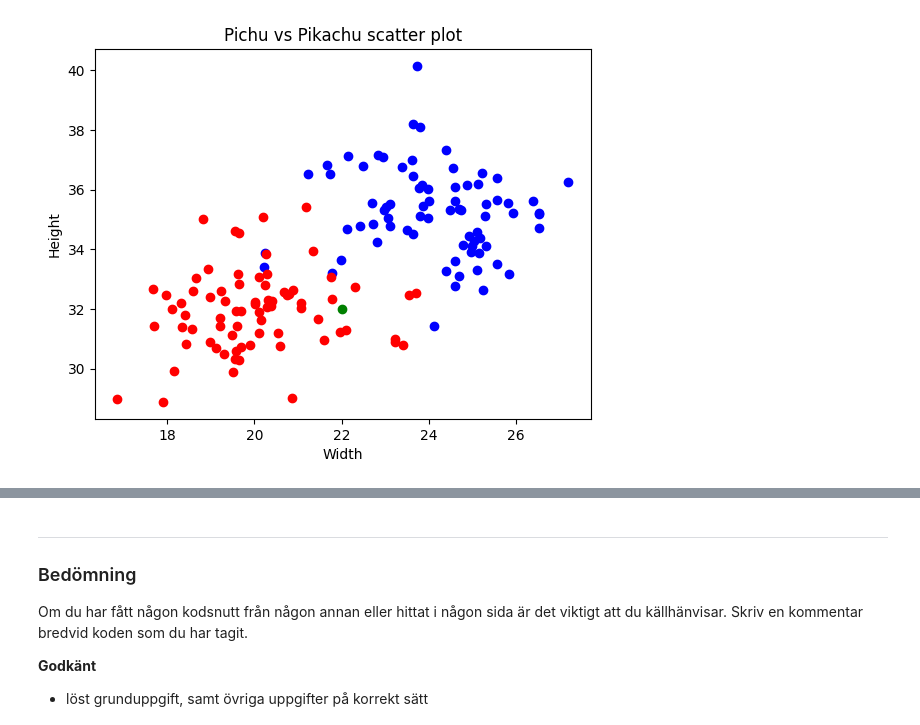
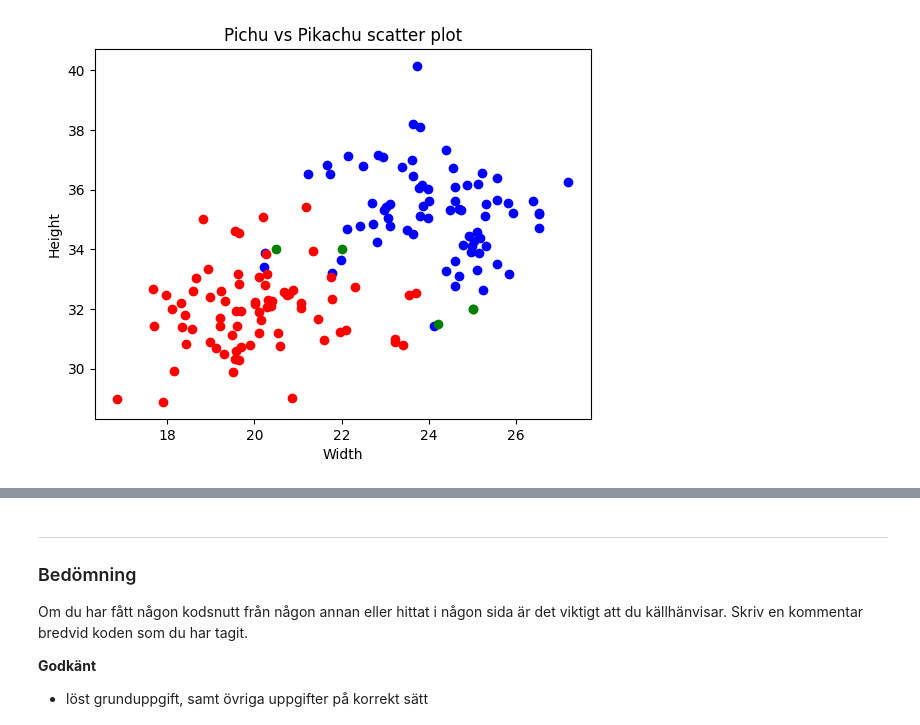
Before and after one commit to nabil0n/PythonAI23, a Jupyter notebook: Labs/labb2/labb2.ipynb, the cells around one changed output, grey strips where cells are left out. Saved outputs shown, nothing was run; the diff lists cells and outputs as text; code cells hidden in the pictures.

Commit message:
lab2 cleanup + tries at bonus assignment

```diff
--- a/Labs/labb2/labb2.ipynb
+++ b/Labs/labb2/labb2.ipynb
@@ -24,6 +24,7 @@ Gör dessa uppgifter när du klassificerat testdatan korrekt.
 # %%
 import matplotlib.pyplot as plt
 import numpy as np
+import random
 
 # 1. LÄS IN DATAN I LÄMPLIG DATASTRUKTUR
 
@@ -31,11 +32,11 @@ with open("datapoints.txt", "r") as file:
     datapoints = file.read()
 #print(content)
 
-removed_lines = datapoints.replace('\n', ', ')
-splitted = removed_lines.split(', ')
-all_samples = splitted[4:]
+removed_lines = datapoints.replace('\n', ', ')              # tar bort "\n" och ersätter med ","
+splitted = removed_lines.split(', ')                        # skapar en lista med brytpunkt ","
+all_samples = splitted[4:]                                  # tar bort titel
 
-while("") in all_samples:
+while("") in all_samples:                                   # tar bort tomma element i listan
     all_samples.remove("")
 
 pikachus = []
@@ -46,13 +47,13 @@ pikawidths = []
 pikaheights = []
 
 for index in range(0, len(all_samples)):
-    if index % 3 == 0:
-        if all_samples[index+2] == '0':
-            pichuwidths.append(float(all_samples[index]))
-            pichuheights.append(float(all_samples[index+1]))
-            pichus.append(all_samples[index:index+2])
+    if index % 3 == 0:                                          # stannar loopen vid var tredje element
+        if all_samples[index+2] == '0':                         # kollar om tredje elementet är "0", alltså Pichu
+            pichuwidths.append(float(all_samples[index]))       # lägger till bredd (som är vid index 0)
+            pichuheights.append(float(all_samples[index+1]))    # lägger till höjd (som är vid index 1)
+            pichus.append(all_samples[index:index+2])           # gör en 2d lista med både bredd och höjd
         else:
-            pikawidths.append(float(all_samples[index]))
+            pikawidths.append(float(all_samples[index]))        # samma som ovan, fast för Pikachu
             pikaheights.append(float(all_samples[index+1]))
             pikachus.append(all_samples[index:index+2])
 
@@ -64,51 +65,50 @@ plt.ylabel("Height")
 plt.scatter(pikawidths, pikaheights, c='b')
 plt.scatter(pichuwidths, pichuheights, c='r')
 
-# 3. LÄS IN TESTDATA (gör senare)
+# 3. LÄS IN TESTDATA
 
-# with open("testpoints.txt", "r") as file:
-#     testpoints = file.readlines()
-# print(testpoints[1:])
+with open("testpoints.txt", "r") as file:
+    testpoints = file.readlines()
 
-# clean_tests = []
-# for index in testpoints[1:]:
-#     counter = 1
-#     testpoints[index].remove('1')
-#     #testpoints.remove(')\n')
-#     counter += 1
-# print(clean_tests)
+dirtiest_tests = []
+for test in testpoints:
+    dirtiest_tests.append(test.replace('\n', '') and test.replace(' ', '')) # byter radbyten och mellanslag mot ingenting, och lägger dem i lista
+dirty_tests = dirtiest_tests[1:]                                            # tar bort titel
+str_tests = [sub[3:-2] for sub in dirty_tests]                              # tar bort numrering + "()" (https://www.geeksforgeeks.org/python-remove-last-character-in-list-of-strings/)
+clean_tests = [sub.split(',') for sub in str_tests]                         # gör en 2d lista med både bredd och höjd
+#print(clean_tests)
 
 # 4. BERÄKNA AVSTÅND och HITTA NÄRMSTA POKEMON
 
-def pikchunary(testwidth, testheight): # distance = sqrt((x2-x1)^2 + (y2-y1)^2) MEN: SE NEDAN
+def pikchunary(testwidth, testheight):                                      # 1. distance = sqrt((x2-x1)^2 + (y2-y1)^2) MEN: se kommentarer 2a och b
     pika_closest = []
     pichu_closest = []
-    for pair in pikachus:
-        width = float(pair[0])
-        height = float(pair[1])
-        distance = np.sqrt((testwidth-width)**2 + (testheight-height)**2) # (HÄR KAN VI SPARA CPU-KRAFT GENOM ATT INTE GÖRA SQRT())
+    for data_pair in pikachus:
+        width = float(data_pair[0])
+        height = float(data_pair[1])
+        distance = np.sqrt((testwidth-width)**2 + (testheight-height)**2)   # 2a. Här kan vi spara cpu-kraft genom att inte göra sqrt()
         pika_closest.append(distance)
-    for pair in pichus:
-        width = float(pair[0])
-        height = float(pair[1])
-        distance = np.sqrt((testwidth-width)**2 + (testheight-height)**2) # (SAMMA HÄR, sqrt kommer inte förändra vikten av värdet när de ska jämföras, och ingenstans i uppgiften önskas vetas det faktiska värdet på avståndet.)
+    for data_pair in pichus:
+        width = float(data_pair[0])
+        height = float(data_pair[1])
+        distance = np.sqrt((testwidth-width)**2 + (testheight-height)**2)   # 2b. Samma här, sqrt kommer inte förändra vikten av värdet när de ska jämföras, och ingenstans i uppgiften önskas vetas det faktiska värdet på avståndet.
         pichu_closest.append(distance)
-    pika_closest = sorted(pika_closest)
+    pika_closest = sorted(pika_closest)                                     # 3. Alla avstånd läggs till i listor och sorteras
     pichu_closest = sorted(pichu_closest)
     counter = 0
-    for distances in range(0, 11):
+    for distances in range(0, 11):                                          # 4. Vi kollar de första 10 värdena i båda listorna och jämför dem
         if pika_closest[distances] < pichu_closest[distances]:
-            counter += 1
+            counter += 1                                                    # 5. Därefter poängsätter vi den ena för att avgöra var punkten är närmst
     plt.scatter(testwidth, testheight, c='g')
-    if counter > 5:
+    if counter > 5:                                                         # 5b. Över 5 = pikachu
         return("It's a pikachu!")
-    else:
+    else:                                                                   # 5c. Annars = pichu
         return("It's a pichu!")
 
-# pikchunary(25, 32)
-# pikchunary(24.2, 31.5)
-# pikchunary(22, 34)
-# pikchunary(20.5, 34)
+pikchunary(25, 32)                                                          # Använder testpoints
+pikchunary(24.2, 31.5)
+pikchunary(22, 34)
+pikchunary(20.5, 34)
 
 # 5. GÖR DEN TILL ANVÄNDARVÄNLIGT PROGRAM
 
@@ -129,4 +129,4 @@ The dimensions (22.0, 32.0) you entered suggests that...   ...It's a pichu!
-[figure, old version]
+[figure, new version]
 # %% [markdown]
 ---
 ### Bonusuppgifter (frivilliga)
```
Also changed, not shown: parts of 2 cells of this notebook, 2 other files.
